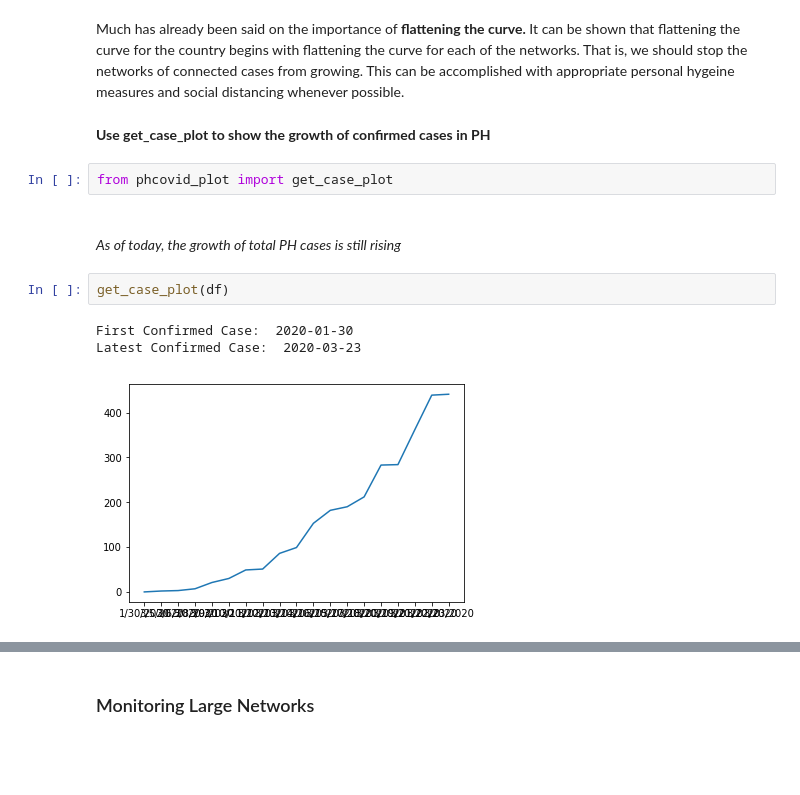
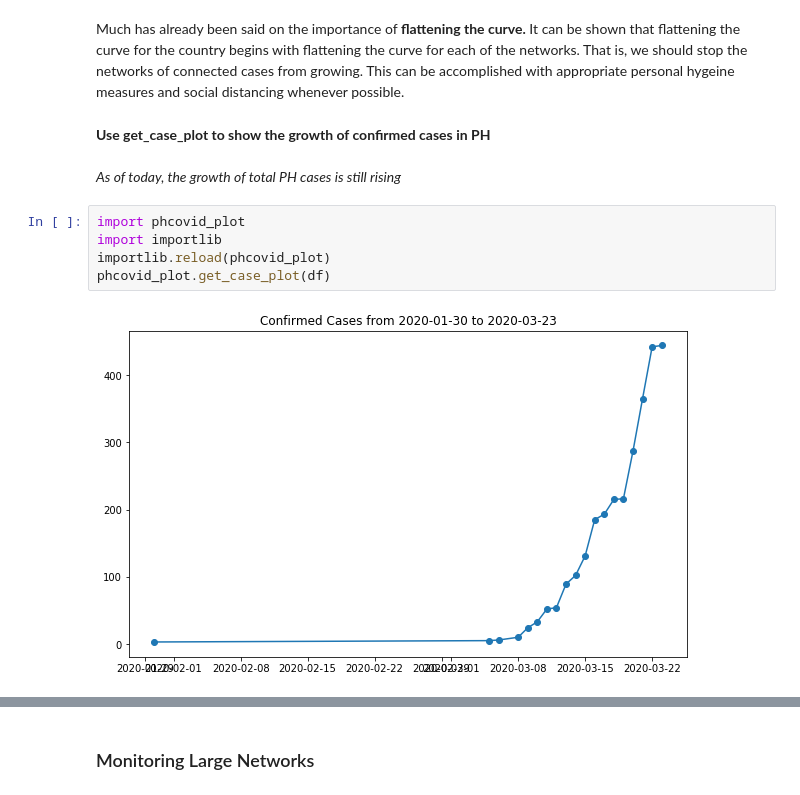
Before and after one commit to enzoampil/phcovid, a Jupyter notebook: sample/Cases Network Analysis.ipynb, the cells around one changed output, grey strips where cells are left out. Cells and saved outputs as stored; diff of their text form; blank space fills up the shorter version.

```diff
--- a/sample/Cases Network Analysis.ipynb
+++ b/sample/Cases Network Analysis.ipynb
@@ -169,13 +163,12 @@ Percentage of Transmissions in networks of 2+: 7.14%
 Much has already been said on the importance of <b>flattening the curve.</b> It can be shown that flattening the curve for the country begins with flattening the curve for each of the networks. That is, we should stop the networks of connected cases from growing. This can be accomplished with appropriate personal hygeine measures and social distancing whenever possible.
 # %% [markdown]
 <b>Use get_case_plot to show the growth of confirmed cases in PH</b>
+<br>
+<br><i>As of today, the growth of total PH cases is still rising</i>
-# %%
-from phcovid_plot import get_case_plot
-# %% [markdown]
-<br><i>As of today, the growth of total PH cases is still rising</i>
-# %%
-get_case_plot(df)
-# %% [output]
-First Confirmed Case:  2020-01-30
-Latest Confirmed Case:  2020-03-23
-[figure, removed]
+# %%
+import phcovid_plot
+import importlib
+importlib.reload(phcovid_plot)
+phcovid_plot.get_case_plot(df)
+# %% [output]
+[figure, added]
```
Also changed, not shown: parts of 11 cells of this notebook.
